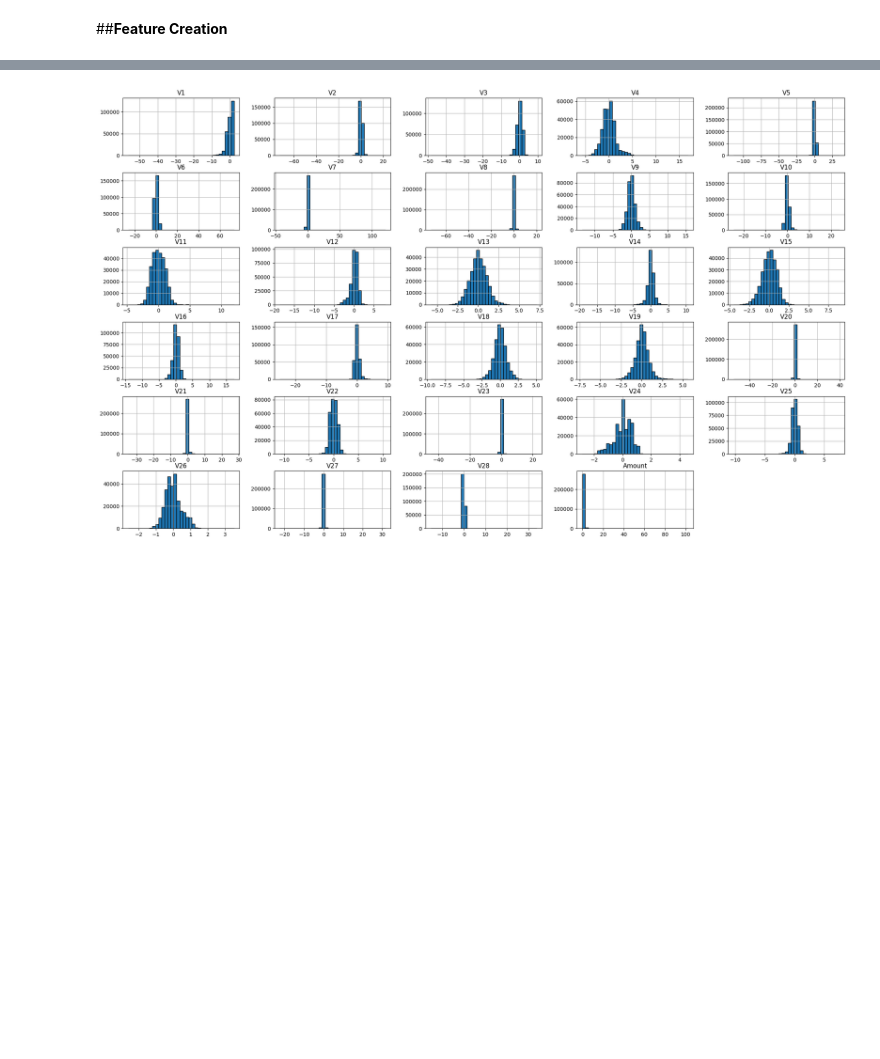
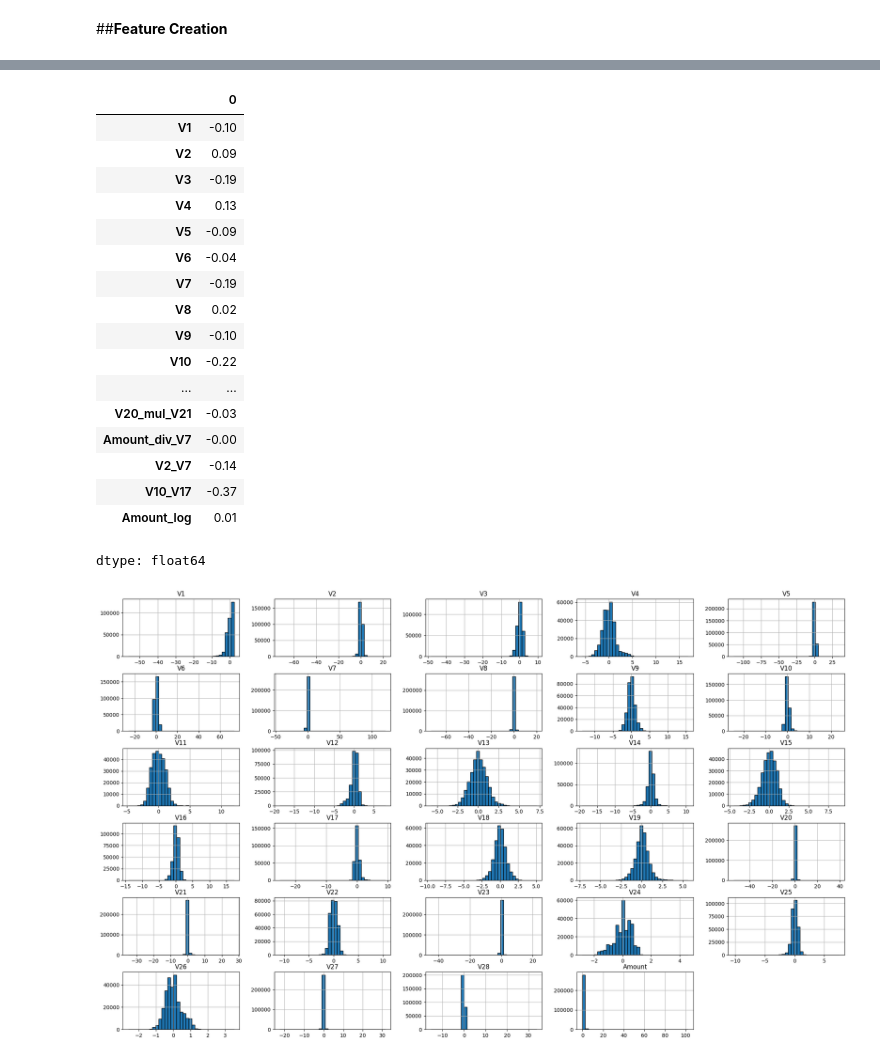
Before and after one commit to Naseem-Ananzeh/Ml2_Final_Project, a Jupyter notebook: ML2_Credit_Card.ipynb, the cells around one changed output, grey strips where cells are left out. Cells and saved outputs as stored; diff of their text form; code cells hidden in the pictures; blank space fills up the shorter version.

```diff
--- a/ML2_Credit_Card.ipynb
+++ b/ML2_Credit_Card.ipynb
@@ -120,3 +120,45 @@ x.corr().round(2)
+# %%
+
+# V2 و V27
+x['V2_V27_diff'] = x['V2'] - x['V27']
+x['V2_V27_sum'] = x['V2'] + x['V27']
+
+# V4 و V11
+x['V4_V11_sum'] = x['V4'] + x['V11']
+
+# V20 و V21
+x['V20_V21_sum'] = x['V20'] + x['V21']
+x['V20_mul_V21'] = x['V20'] * x['V21']
+
+# Amount و V7
+x['Amount_div_V7'] = x['Amount'] / (x['V7'] + 1e-5)
+
+x['V2_V7'] = x['V2'] * x['V7']
+x['V10_V17'] = x['V10'] + x['V17']
+
+# تحويل اللوج للـ Amount
+x['Amount_log'] = np.log1p(x['Amount'])
+# %%
+x.corrwith(y).round(2)
+# %% [output]
+|  | 0 |
+| V1 | -0.10 |
+| V2 | 0.09 |
+| V3 | -0.19 |
+| V4 | 0.13 |
+| V5 | -0.09 |
+| V6 | -0.04 |
+| V7 | -0.19 |
+| V8 | 0.02 |
+| V9 | -0.10 |
+| V10 | -0.22 |
+| ... | ... |
+| V20_mul_V21 | -0.03 |
+| Amount_div_V7 | -0.00 |
+| V2_V7 | -0.14 |
+| V10_V17 | -0.37 |
+| Amount_log | 0.01 |
+dtype: float64
 # %%
 
 #plt.figure(figsize=(15,10))
```
Also changed, not shown: parts of 1 cell of this notebook.
